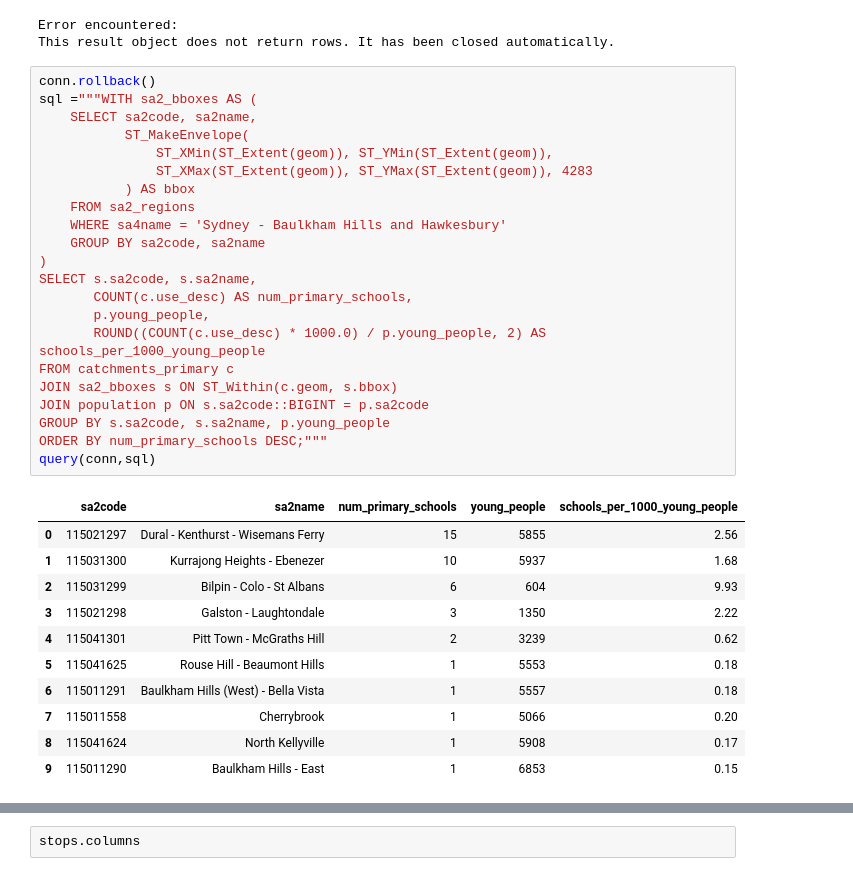
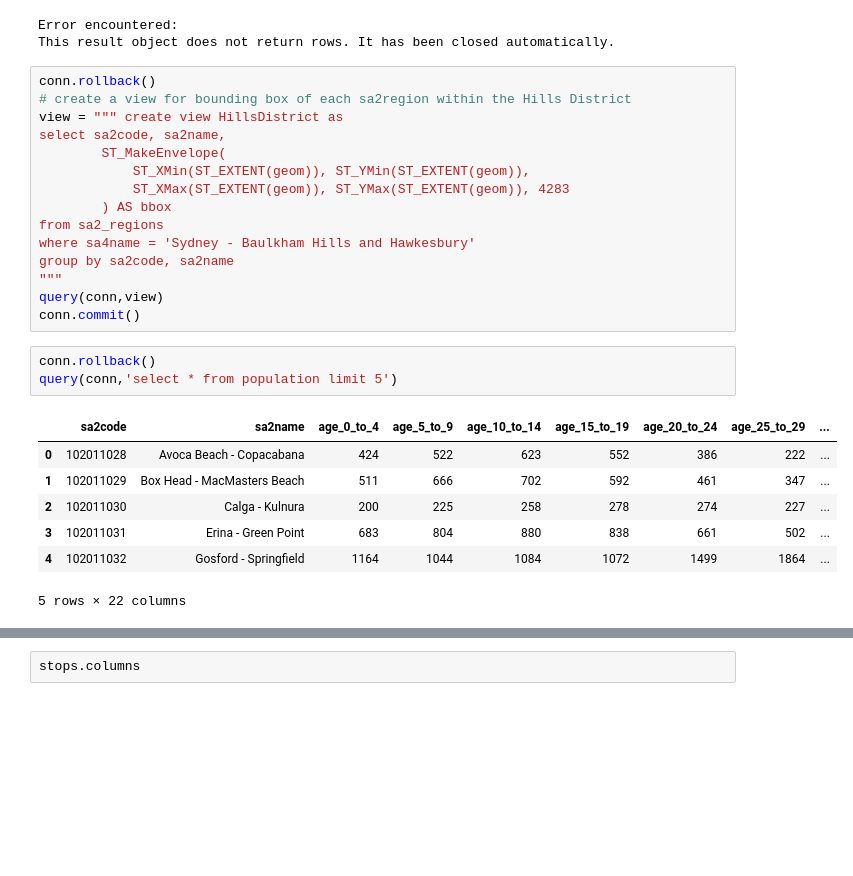
Before and after one commit to chloexnguyen/DATA2901_GreaterSydneyAssignment, a Jupyter notebook: DATA2901_workflow.ipynb, the cells around one changed output, grey strips where cells are left out. Cells and saved outputs as stored; diff of their text form; blank space fills up the shorter version.

```diff
--- a/DATA2901_workflow.ipynb
+++ b/DATA2901_workflow.ipynb
@@ -620,35 +604,27 @@ Error encountered:
 This result object does not return rows. It has been closed automatically.
 # %%
 conn.rollback()
-sql ="""WITH sa2_bboxes AS (
-    SELECT sa2code, sa2name,
-           ST_MakeEnvelope(
-               ST_XMin(ST_Extent(geom)), ST_YMin(ST_Extent(geom)),
-               ST_XMax(ST_Extent(geom)), ST_YMax(ST_Extent(geom)), 4283
-           ) AS bbox
-    FROM sa2_regions
-    WHERE sa4name = 'Sydney - Baulkham Hills and Hawkesbury'
-    GROUP BY sa2code, sa2name
-)
-SELECT s.sa2code, s.sa2name,
-       COUNT(c.use_desc) AS num_primary_schools,
-       p.young_people,
-       ROUND((COUNT(c.use_desc) * 1000.0) / p.young_people, 2) AS schools_per_1000_young_people
-FROM catchments_primary c
-JOIN sa2_bboxes s ON ST_Within(c.geom, s.bbox)
-JOIN population p ON s.sa2code::BIGINT = p.sa2code
-GROUP BY s.sa2code, s.sa2name, p.young_people
-ORDER BY num_primary_schools DESC;"""
-query(conn,sql)
+# create a view for bounding box of each sa2region within the Hills District
+view = """ create view HillsDistrict as
+select sa2code, sa2name,
+        ST_MakeEnvelope(
+            ST_XMin(ST_EXTENT(geom)), ST_YMin(ST_EXTENT(geom)),
+            ST_XMax(ST_EXTENT(geom)), ST_YMax(ST_EXTENT(geom)), 4283
+        ) AS bbox
+from sa2_regions
+where sa4name = 'Sydney - Baulkham Hills and Hawkesbury'
+group by sa2code, sa2name
+"""
+query(conn,view)
+conn.commit()
-# %% [output]
-|  | sa2code | sa2name | num_primary_schools | young_people | schools_per_1000_young_people |
-| 0 | 115021297 | Dural - Kenthurst - Wisemans Ferry | 15 | 5855 | 2.56 |
-| 1 | 115031300 | Kurrajong Heights - Ebenezer | 10 | 5937 | 1.68 |
-| 2 | 115031299 | Bilpin - Colo - St Albans | 6 | 604 | 9.93 |
-| 3 | 115021298 | Galston - Laughtondale | 3 | 1350 | 2.22 |
-| 4 | 115041301 | Pitt Town - McGraths Hill | 2 | 3239 | 0.62 |
-| 5 | 115041625 | Rouse Hill - Beaumont Hills | 1 | 5553 | 0.18 |
-| 6 | 115011291 | Baulkham Hills (West) - Bella Vista | 1 | 5557 | 0.18 |
-| 7 | 115011558 | Cherrybrook | 1 | 5066 | 0.20 |
-| 8 | 115041624 | North Kellyville | 1 | 5908 | 0.17 |
-| 9 | 115011290 | Baulkham Hills - East | 1 | 6853 | 0.15 |
+# %%
+conn.rollback()
+query(conn,'select * from population limit 5')
+# %% [output]
+|  | sa2code | sa2name | age_0_to_4 | age_5_to_9 | age_10_to_14 | age_15_to_19 | age_20_to_24 | age_25_to_29 | ... |
+| 0 | 102011028 | Avoca Beach - Copacabana | 424 | 522 | 623 | 552 | 386 | 222 | ... |
+| 1 | 102011029 | Box Head - MacMasters Beach | 511 | 666 | 702 | 592 | 461 | 347 | ... |
+| 2 | 102011030 | Calga - Kulnura | 200 | 225 | 258 | 278 | 274 | 227 | ... |
+| 3 | 102011031 | Erina - Green Point | 683 | 804 | 880 | 838 | 661 | 502 | ... |
+| 4 | 102011032 | Gosford - Springfield | 1164 | 1044 | 1084 | 1072 | 1499 | 1864 | ... |
+5 rows × 22 columns
```
Also changed, not shown: parts of 5 cells of this notebook.
